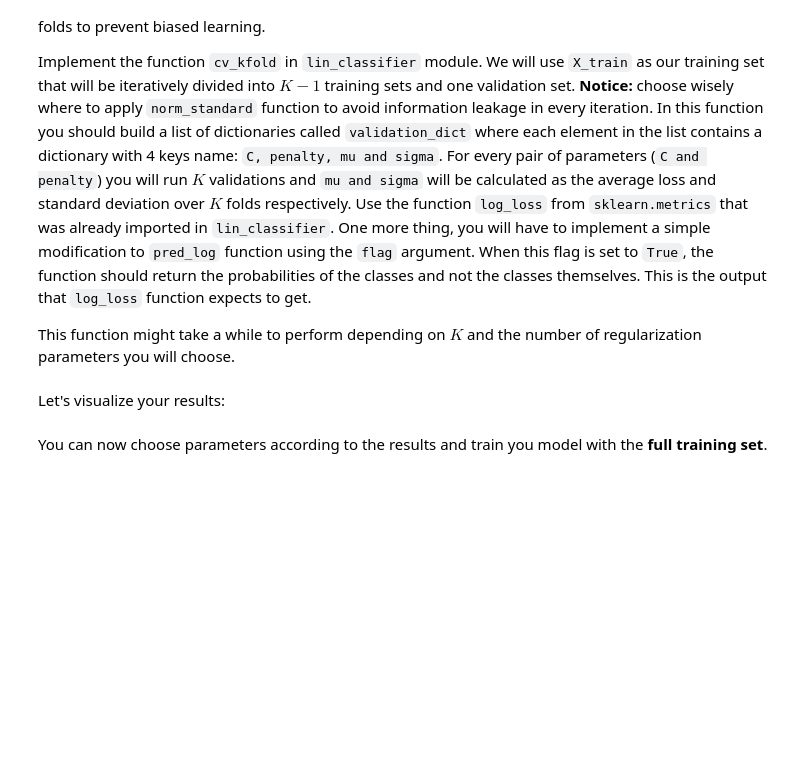
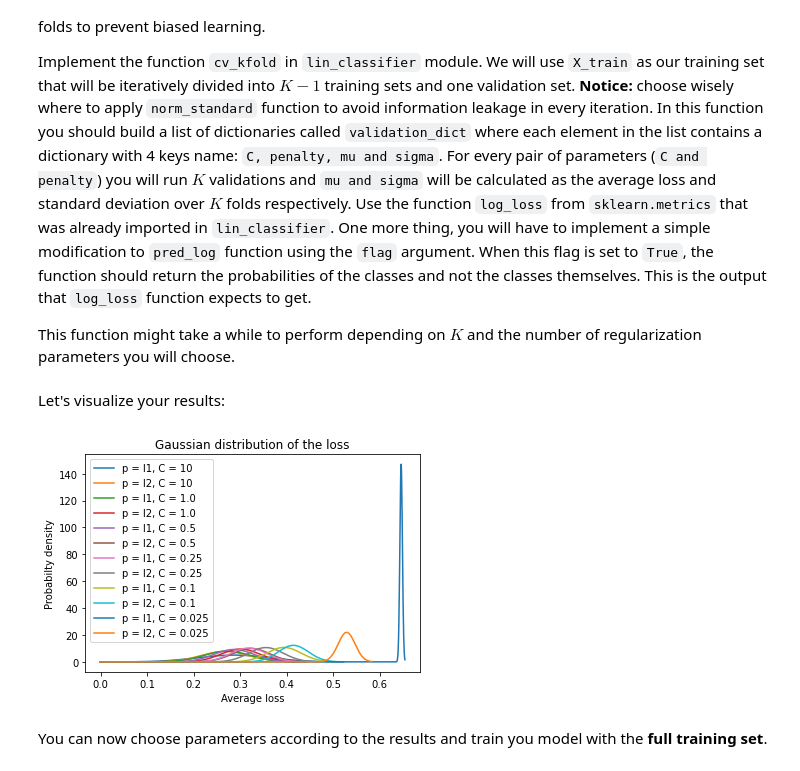
Before and after one commit to mlh-master/hw1_mlh-ameer-shaked, a Jupyter notebook: HW1.ipynb, the cells around one changed output. Cells and saved outputs as stored; diff of their text form; code cells hidden in the pictures; blank space fills up the shorter version.

```diff
--- a/HW1.ipynb
+++ b/HW1.ipynb
@@ -484,22 +501,24 @@ Implement the function `cv_kfold` in `lin_classifier` module. We will use `X_tra
 
 This function might take a while to perform depending on $ K $ and the number of regularization parameters you will choose.
 # %%
-C =  # make a list of up to 6 different values of regularization parameters and examine their effects
-K =  # choose a number of folds
-mode =  # mode of nsd function
-val_dict = cv_kfold(X_train, y_train, C=C, penalty=['l1', 'l2'], K=K,mode=mode)
+C = [10, 1/1, 1/2, 1/4, 1/10, 1/40] # make a list of up to 6 different values of regularization parameters and examine their effects
+K = 6 # choose a number of folds
+mode = 'MinMax' # mode of nsd function
+val_dict = cv_kfold(X_train, y_train, C=C, penalty=['l1', 'l2'], K=K, mode=mode)
 # %% [markdown]
 Let's visualize your results:
 # %%
 import scipy.stats as stats
 for d in val_dict:
     x = np.linspace(0, d['mu'] + 3 * d['sigma'], 1000)
     plt.plot(x,stats.norm.pdf(x, d['mu'], d['sigma']), label="p = " + d['penalty'] + ", C = " + str(d['C']))
     plt.title('Gaussian distribution of the loss')
     plt.xlabel('Average loss')
     plt.ylabel('Probabilty density')
-plt.legend()
+plt.legend(loc='upper left')
 plt.show()
+# %% [output]
+[figure, added]
 # %% [markdown]
 You can now choose parameters according to the results and train you model with the **full training set**.
 # %%
```
Also changed, not shown: parts of 27 cells of this notebook, 1 other file.
